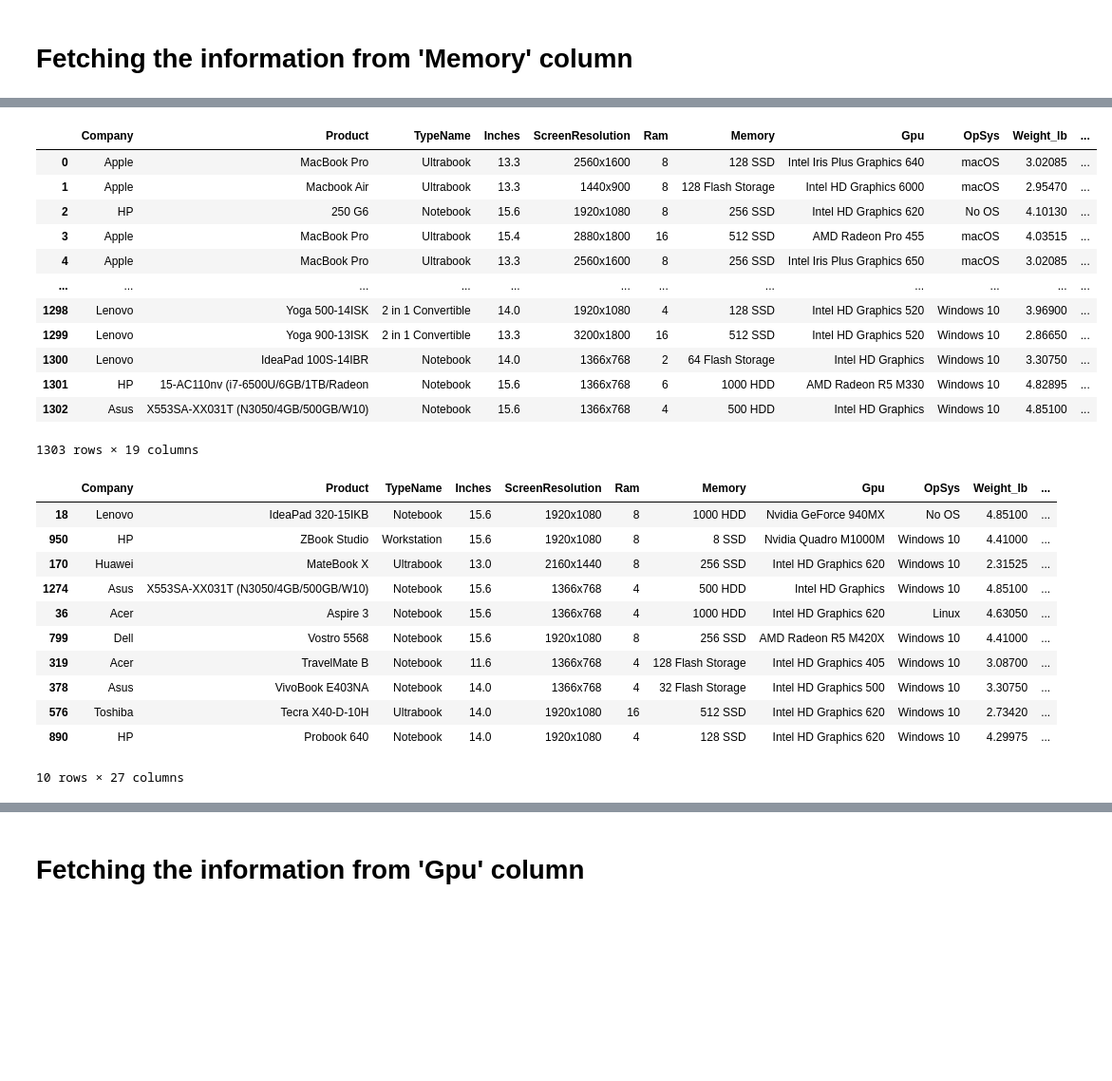
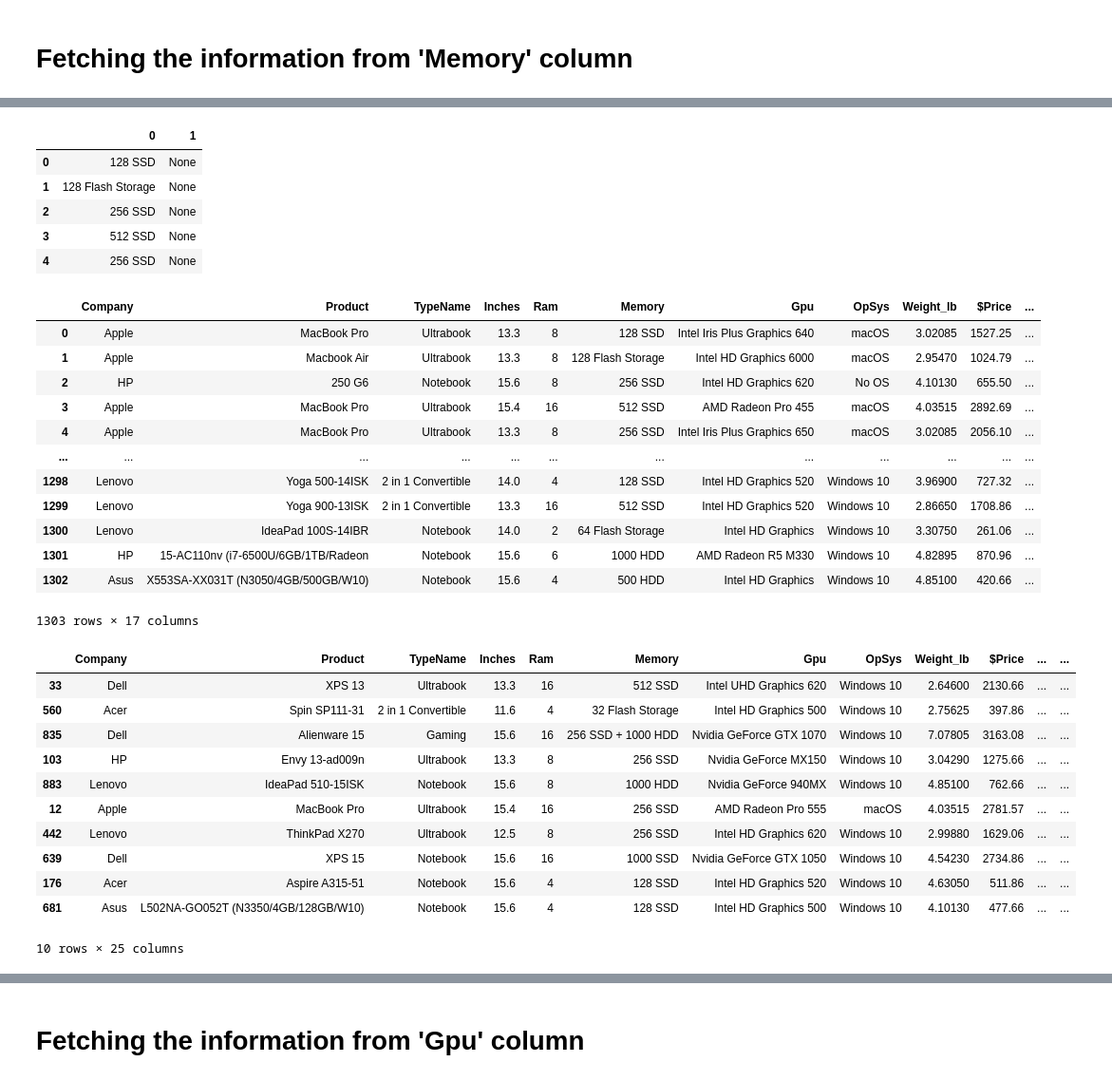
Before and after one commit to PassionateDataScientist/Laptop_price_capstone2, a Jupyter notebook: Laptop Price Data Wrangling.ipynb, the cells around one changed output, grey strips where cells are left out. Shown at 95% size. Drawn from its saved outputs; the diff is of its cells as text; code cells hidden in the pictures; blank space fills up the shorter version.

```diff
--- a/Laptop Price Data Wrangling.ipynb
+++ b/Laptop Price Data Wrangling.ipynb
@@ -125,0 +128,2 @@ We removed first column 'Unnamed: 0' permanently by using inplace=True.
+# %%
+laptop_data["TypeName"] = laptop_data['TypeName'].replace('Netbook', 'Notebook')
@@ -351,0 +318,2 @@ memory usage: 142.6+ KB
+# %%
+laptop_data['ppi'] = (((laptop_data['X_res']**2) + (laptop_data['Y_res']**2))**0.5).astype('float')
@@ -352,3 +333,5 @@ memory usage: 142.6+ KB
+# %%
+laptop_data = laptop_data.drop(columns=['X_res', 'Y_res', 'ScreenResolution'])
 # %% [markdown]
 # Fetching the information from 'Cpu' column
 # %%
@@ -432,32 +415,40 @@ Name: Memory, dtype: int64
 # %%
 #we removed 0 after the decimal point
 #we removed 'GB' in memory column, and replaced 'TB' with '000' (1TB = 1000GB)
 #some cell contains more than 1 memory info, they have '+' sign between two piece of info. we split those cell and save in new_df2.
 laptop_data['Memory'] = laptop_data['Memory'].astype(str).replace('\.0', '')
 laptop_data['Memory'] = laptop_data['Memory'].str.replace('GB', '')
 laptop_data['Memory'] = laptop_data['Memory'].str.replace('TB', '000')
 new_df2 = laptop_data['Memory'].str.split('+', expand=True)
-
-#we are joing 0th index column of new_df2 with our original dataframe, creating new column 'para1'
-#we are joing 1st index column of new_df2 with our original dataframe, creating new column 'para2'
-laptop_data['para1'] = new_df2[0]
-laptop_data['para2'] = new_df2[1]
-
-laptop_data
+new_df2.head()
 # %% [output]
-|  | Company | Product | TypeName | Inches | ScreenResolution | Ram | Memory | Gpu | OpSys | Weight_lb | ... |
-| 0 | Apple | MacBook Pro | Ultrabook | 13.3 | 2560x1600 | 8 | 128 SSD | Intel Iris Plus Graphics 640 | macOS | 3.02085 | ... |
-| 1 | Apple | Macbook Air | Ultrabook | 13.3 | 1440x900 | 8 | 128 Flash Storage | Intel HD Graphics 6000 | macOS | 2.95470 | ... |
-| 2 | HP | 250 G6 | Notebook | 15.6 | 1920x1080 | 8 | 256 SSD | Intel HD Graphics 620 | No OS | 4.10130 | ... |
-| 3 | Apple | MacBook Pro | Ultrabook | 15.4 | 2880x1800 | 16 | 512 SSD | AMD Radeon Pro 455 | macOS | 4.03515 | ... |
-| 4 | Apple | MacBook Pro | Ultrabook | 13.3 | 2560x1600 | 8 | 256 SSD | Intel Iris Plus Graphics 650 | macOS | 3.02085 | ... |
-| ... | ... | ... | ... | ... | ... | ... | ... | ... | ... | ... | ... |
-| 1298 | Lenovo | Yoga 500-14ISK | 2 in 1 Convertible | 14.0 | 1920x1080 | 4 | 128 SSD | Intel HD Graphics 520 | Windows 10 | 3.96900 | ... |
-| 1299 | Lenovo | Yoga 900-13ISK | 2 in 1 Convertible | 13.3 | 3200x1800 | 16 | 512 SSD | Intel HD Graphics 520 | Windows 10 | 2.86650 | ... |
-| 1300 | Lenovo | IdeaPad 100S-14IBR | Notebook | 14.0 | 1366x768 | 2 | 64 Flash Storage | Intel HD Graphics | Windows 10 | 3.30750 | ... |
-| 1301 | HP | 15-AC110nv (i7-6500U/6GB/1TB/Radeon | Notebook | 15.6 | 1366x768 | 6 | 1000 HDD | AMD Radeon R5 M330 | Windows 10 | 4.82895 | ... |
-| 1302 | Asus | X553SA-XX031T (N3050/4GB/500GB/W10) | Notebook | 15.6 | 1366x768 | 4 | 500 HDD | Intel HD Graphics | Windows 10 | 4.85100 | ... |
+|  | 0 | 1 |
+| 0 | 128 SSD | None |
+| 1 | 128 Flash Storage | None |
+| 2 | 256 SSD | None |
+| 3 | 512 SSD | None |
+| 4 | 256 SSD | None |
-1303 rows × 19 columns
+# %%
+#we are joing 0th index column of new_df2 with our original dataframe, creating new column 'para1'
+#we are joing 1st index column of new_df2 with our original dataframe, creating new column 'para2'
+laptop_data['para1'] = new_df2[0]
+laptop_data['para2'] = new_df2[1]
+
+laptop_data
+# %% [output]
+|  | Company | Product | TypeName | Inches | Ram | Memory | Gpu | OpSys | Weight_lb | $Price | ... |
+| 0 | Apple | MacBook Pro | Ultrabook | 13.3 | 8 | 128 SSD | Intel Iris Plus Graphics 640 | macOS | 3.02085 | 1527.25 | ... |
+| 1 | Apple | Macbook Air | Ultrabook | 13.3 | 8 | 128 Flash Storage | Intel HD Graphics 6000 | macOS | 2.95470 | 1024.79 | ... |
+| 2 | HP | 250 G6 | Notebook | 15.6 | 8 | 256 SSD | Intel HD Graphics 620 | No OS | 4.10130 | 655.50 | ... |
+| 3 | Apple | MacBook Pro | Ultrabook | 15.4 | 16 | 512 SSD | AMD Radeon Pro 455 | macOS | 4.03515 | 2892.69 | ... |
+| 4 | Apple | MacBook Pro | Ultrabook | 13.3 | 8 | 256 SSD | Intel Iris Plus Graphics 650 | macOS | 3.02085 | 2056.10 | ... |
+| ... | ... | ... | ... | ... | ... | ... | ... | ... | ... | ... | ... |
+| 1298 | Lenovo | Yoga 500-14ISK | 2 in 1 Convertible | 14.0 | 4 | 128 SSD | Intel HD Graphics 520 | Windows 10 | 3.96900 | 727.32 | ... |
+| 1299 | Lenovo | Yoga 900-13ISK | 2 in 1 Convertible | 13.3 | 16 | 512 SSD | Intel HD Graphics 520 | Windows 10 | 2.86650 | 1708.86 | ... |
+| 1300 | Lenovo | IdeaPad 100S-14IBR | Notebook | 14.0 | 2 | 64 Flash Storage | Intel HD Graphics | Windows 10 | 3.30750 | 261.06 | ... |
+| 1301 | HP | 15-AC110nv (i7-6500U/6GB/1TB/Radeon | Notebook | 15.6 | 6 | 1000 HDD | AMD Radeon R5 M330 | Windows 10 | 4.82895 | 870.96 | ... |
+| 1302 | Asus | X553SA-XX031T (N3050/4GB/500GB/W10) | Notebook | 15.6 | 4 | 500 HDD | Intel HD Graphics | Windows 10 | 4.85100 | 420.66 | ... |
+1303 rows × 17 columns
 # %%
 #We create four columns Layer1HDD, Layer1SSD, Layer1Hybrid, Layer1Flash_Storage.
 #If para1 contains HDD, then 1 will store in Layer1HDD column; otherwise 0. We did same with all four column.
@@ -476,15 +467,15 @@ laptop_data['Layer2Flash_Storage'] = laptop_data['para2'].apply(lambda x: 1 if '
 
 laptop_data.sample(10)
 # %% [output]
-|  | Company | Product | TypeName | Inches | ScreenResolution | Ram | Memory | Gpu | OpSys | Weight_lb | ... |
-| 18 | Lenovo | IdeaPad 320-15IKB | Notebook | 15.6 | 1920x1080 | 8 | 1000 HDD | Nvidia GeForce 940MX | No OS | 4.85100 | ... |
-| 950 | HP | ZBook Studio | Workstation | 15.6 | 1920x1080 | 8 | 8 SSD | Nvidia Quadro M1000M | Windows 10 | 4.41000 | ... |
-| 170 | Huawei | MateBook X | Ultrabook | 13.0 | 2160x1440 | 8 | 256 SSD | Intel HD Graphics 620 | Windows 10 | 2.31525 | ... |
-| 1274 | Asus | X553SA-XX031T (N3050/4GB/500GB/W10) | Notebook | 15.6 | 1366x768 | 4 | 500 HDD | Intel HD Graphics | Windows 10 | 4.85100 | ... |
-| 36 | Acer | Aspire 3 | Notebook | 15.6 | 1366x768 | 4 | 1000 HDD | Intel HD Graphics 620 | Linux | 4.63050 | ... |
-| 799 | Dell | Vostro 5568 | Notebook | 15.6 | 1920x1080 | 8 | 256 SSD | AMD Radeon R5 M420X | Windows 10 | 4.41000 | ... |
-| 319 | Acer | TravelMate B | Notebook | 11.6 | 1366x768 | 4 | 128 Flash Storage | Intel HD Graphics 405 | Windows 10 | 3.08700 | ... |
-| 378 | Asus | VivoBook E403NA | Notebook | 14.0 | 1366x768 | 4 | 32 Flash Storage | Intel HD Graphics 500 | Windows 10 | 3.30750 | ... |
-| 576 | Toshiba | Tecra X40-D-10H | Ultrabook | 14.0 | 1920x1080 | 16 | 512 SSD | Intel HD Graphics 620 | Windows 10 | 2.73420 | ... |
-| 890 | HP | Probook 640 | Notebook | 14.0 | 1920x1080 | 4 | 128 SSD | Intel HD Graphics 620 | Windows 10 | 4.29975 | ... |
+|  | Company | Product | TypeName | Inches | Ram | Memory | Gpu | OpSys | Weight_lb | $Price | ... | ... |
+| 33 | Dell | XPS 13 | Ultrabook | 13.3 | 16 | 512 SSD | Intel UHD Graphics 620 | Windows 10 | 2.64600 | 2130.66 | ... | ... |
+| 560 | Acer | Spin SP111-31 | 2 in 1 Convertible | 11.6 | 4 | 32 Flash Storage | Intel HD Graphics 500 | Windows 10 | 2.75625 | 397.86 | ... | ... |
+| 835 | Dell | Alienware 15 | Gaming | 15.6 | 16 | 256 SSD + 1000 HDD | Nvidia GeForce GTX 1070 | Windows 10 | 7.07805 | 3163.08 | ... | ... |
+| 103 | HP | Envy 13-ad009n | Ultrabook | 13.3 | 8 | 256 SSD | Nvidia GeForce MX150 | Windows 10 | 3.04290 | 1275.66 | ... | ... |
+| 883 | Lenovo | IdeaPad 510-15ISK | Notebook | 15.6 | 8 | 1000 HDD | Nvidia GeForce 940MX | Windows 10 | 4.85100 | 762.66 | ... | ... |
+| 12 | Apple | MacBook Pro | Ultrabook | 15.4 | 16 | 256 SSD | AMD Radeon Pro 555 | macOS | 4.03515 | 2781.57 | ... | ... |
+| 442 | Lenovo | ThinkPad X270 | Ultrabook | 12.5 | 8 | 256 SSD | Intel HD Graphics 620 | Windows 10 | 2.99880 | 1629.06 | ... | ... |
+| 639 | Dell | XPS 15 | Notebook | 15.6 | 16 | 1000 SSD | Nvidia GeForce GTX 1050 | Windows 10 | 4.54230 | 2734.86 | ... | ... |
+| 176 | Acer | Aspire A315-51 | Notebook | 15.6 | 4 | 128 SSD | Intel HD Graphics 520 | Windows 10 | 4.63050 | 511.86 | ... | ... |
+| 681 | Asus | L502NA-GO052T (N3350/4GB/128GB/W10) | Notebook | 15.6 | 4 | 128 SSD | Intel HD Graphics 500 | Windows 10 | 4.10130 | 477.66 | ... | ... |
-10 rows × 27 columns
+10 rows × 25 columns
```
Also changed, not shown: parts of 35 cells of this notebook.
